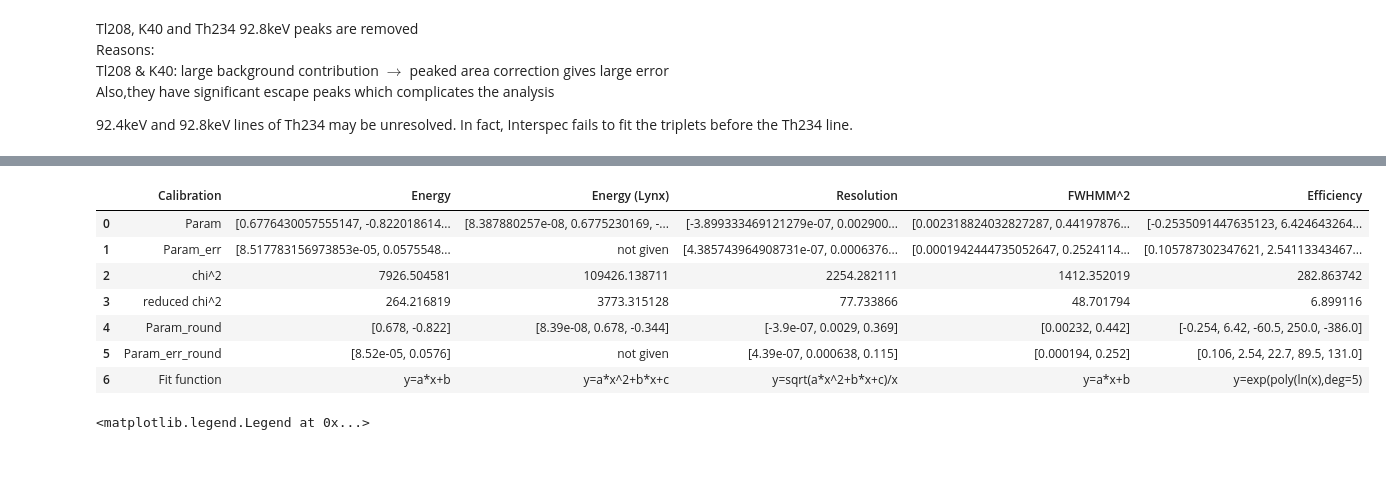
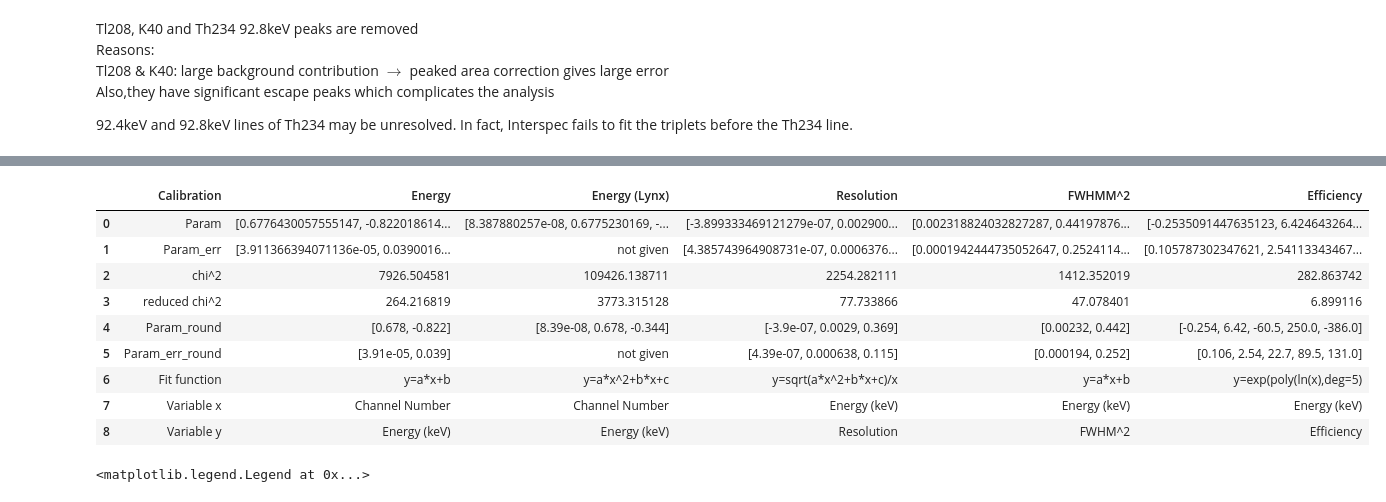
Before and after one commit to ngcnpeter/HPGe_lab_y3, a Jupyter notebook: spectal_analysis.ipynb, the cells around one changed output, grey strips where cells are left out. Drawn from its saved outputs; the diff is of its cells as text; code cells hidden in the pictures; blank space fills up the shorter version.

```diff
--- a/spectal_analysis.ipynb
+++ b/spectal_analysis.ipynb
@@ -274,15 +283,11 @@ plt.grid()
 # %%
-print(f'Linear fit (energy to channel) using peak energy: E = {1/popt_peak[0]:.6f}Ch {-popt_peak[1]/popt_peak[0]:.6f}')
+p_new = [1/popt_peak[0],-popt_peak[1]/popt_peak[0]]
+p_new_err = [perr_peak[0]/popt_peak[0]**2,abs(p_new[1]*np.sqrt(np.sum((perr_peak/popt_peak)**2)))]
+
+print(f'Linear fit (energy to channel) using peak energy: E = {p_new[0]:.6f}Ch {p_new[1]:.6f}')
 print(f'Original quadratic fit (energy to channel) : E = {a:.6g}Ch^2 + {b:.6f}Ch + {c}' )
 print('Errors on new fit:')
-print(perr_peak)
-#DataFrame to store fit parameter values
-fit_df = pd.DataFrame({'Calibration':['Param','Param_err','chi^2','reduced chi^2'],
-    'Energy':[[1/popt_peak[0],-popt_peak[1]/popt_peak[0]],perr_peak]+chi2_prob(peak_fit(x),y,y_err,len(x)-2),
-    'Energy (Lynx)':[[a,b,c],'not given']+chi2_prob(energy_to_chan(x),y,y_err,len(x)-3)
-    })
-
-fit_df
+print(perr_peak*np.array([(perr_peak/popt_peak)[0]]))
 # %% [output]
 Linear fit (energy to channel) using peak energy: E = 0.677643Ch -0.822019
 Original quadratic fit (energy to channel) : E = 8.38788e-08Ch^2 + 0.677523Ch + -0.3439140022
@@ -514,7 +494,16 @@ eff_par, eff_cov = curve_fit(eff_fit,x_eff,iaea_eff,p0 = [0.0001,0.001,0.1,0.1,0
 eff_par_err = np.sqrt(np.diag(eff_cov))
 print('efficiency fit parameters:', eff_par)
 print('efficiency fit parameters errors:',eff_par_err)
-fit_df['Efficiency'] = [eff_par,eff_par_err]+chi2_prob(eff_fit(x_eff,*eff_par),iaea_eff,iaea_eff_err,df = len(iaea_df)-len(eff_par))
+
+#DataFrame to store above least-square fits' information
+fit_df = pd.DataFrame({'Calibration':['Param','Param_err','chi^2','reduced chi^2'],
+    'Energy':[p_new,p_new_err]+chi2_prob(peak_fit(x),y,y_err,len(x)-2),
+    'Energy (Lynx)':[[a,b,c],'not given']+chi2_prob(energy_to_chan(x),y,y_err,len(x)-3),
+    'Resolution':[res_par,res_fit_err]+chi2_prob(res_fit_2(x,*res_par),y_res,y_res_err,len(x)-3),
+    'FWHMM^2':[p_fwhm2,p_fwhm2_err]+chi2_prob(fwhm2(x),y_fwhm2,2*df_new['FWHM']*df_new['FWHM_err'],len(x)-2),
+    'Efficiency' : [eff_par,eff_par_err]+chi2_prob(eff_fit(x_eff,*eff_par),iaea_eff,iaea_eff_err,df = len(iaea_df)-len(eff_par))
+    })
+
 #fit_df.set_index('Calibration',inplace = True)
 # %% [output]
 efficiency fit parameters: [-2.53509145e-01  6.42464326e+00 -6.05355576e+01  2.50443604e+02
@@ -525,17 +526,21 @@ efficiency fit parameters errors: [1.05787302e-01 2.54113343e+00 2.27126419e+01
  reduced chi2: 6.899115650973853
  chi2 p-value: 0.0
 # %%
-fit_df.loc[4]=['Param_round'] + [['%s' % float('%.3g' %n) for n in row ] for row in fit_df.T[0][1:]]
-fit_df.loc[5]=['Param_err_round'] + [['%s' % float('%.3g' %n) for n in fit_df.T[1][1]]]+['not given']+[['%s' % float('%.3g' %n) for n in row] for row in fit_df.T[1][3:]]
+fit_df.loc[4] = ['Param_round'] + [['%s' % float('%.3g' %n) for n in row ] for row in fit_df.T[0][1:]]
+fit_df.loc[5] = ['Param_err_round'] + [['%s' % float('%.3g' %n) for n in fit_df.T[1][1]]]+['not given']+[['%s' % float('%.3g' %n) for n in row] for row in fit_df.T[1][3:]]
 fit_df.loc[6] = ['Fit function']+['y=a*x+b','y=a*x^2+b*x+c','y=sqrt(a*x^2+b*x+c)/x','y=a*x+b','y=exp(poly(ln(x),deg=5)']
+fit_df.loc[7] = ['Variable x']+['Channel Number','Channel Number','Energy (keV)','Energy (keV)','Energy (keV)']
+fit_df.loc[8] = ['Variable y']+['Energy (keV)','Energy (keV)','Resolution','FWHM^2','Efficiency']
 fit_df
 # %% [output]
 |  | Calibration | Energy | Energy (Lynx) | Resolution | FWHMM^2 | Efficiency |
 | 0 | Param | [0.6776430057555147, -0.822018614... | [8.387880257e-08, 0.6775230169, -... | [-3.899333469121279e-07, 0.002900... | [0.002318824032827287, 0.44197876... | [-0.2535091447635123, 6.424643264... |
-| 1 | Param_err | [8.517783156973853e-05, 0.0575548... | not given | [4.385743964908731e-07, 0.0006376... | [0.0001942444735052647, 0.2524114... | [0.105787302347621, 2.54113343467... |
+| 1 | Param_err | [3.911366394071136e-05, 0.0390016... | not given | [4.385743964908731e-07, 0.0006376... | [0.0001942444735052647, 0.2524114... | [0.105787302347621, 2.54113343467... |
 | 2 | chi^2 | 7926.504581 | 109426.138711 | 2254.282111 | 1412.352019 | 282.863742 |
-| 3 | reduced chi^2 | 264.216819 | 3773.315128 | 77.733866 | 48.701794 | 6.899116 |
+| 3 | reduced chi^2 | 264.216819 | 3773.315128 | 77.733866 | 47.078401 | 6.899116 |
 | 4 | Param_round | [0.678, -0.822] | [8.39e-08, 0.678, -0.344] | [-3.9e-07, 0.0029, 0.369] | [0.00232, 0.442] | [-0.254, 6.42, -60.5, 250.0, -386.0] |
-| 5 | Param_err_round | [8.52e-05, 0.0576] | not given | [4.39e-07, 0.000638, 0.115] | [0.000194, 0.252] | [0.106, 2.54, 22.7, 89.5, 131.0] |
+| 5 | Param_err_round | [3.91e-05, 0.039] | not given | [4.39e-07, 0.000638, 0.115] | [0.000194, 0.252] | [0.106, 2.54, 22.7, 89.5, 131.0] |
 | 6 | Fit function | y=a*x+b | y=a*x^2+b*x+c | y=sqrt(a*x^2+b*x+c)/x | y=a*x+b | y=exp(poly(ln(x),deg=5) |
+| 7 | Variable x | Channel Number | Channel Number | Energy (keV) | Energy (keV) | Energy (keV) |
+| 8 | Variable y | Energy (keV) | Energy (keV) | Resolution | FWHM^2 | Efficiency |
 # %%
```
Also changed, not shown: parts of 10 cells of this notebook.
